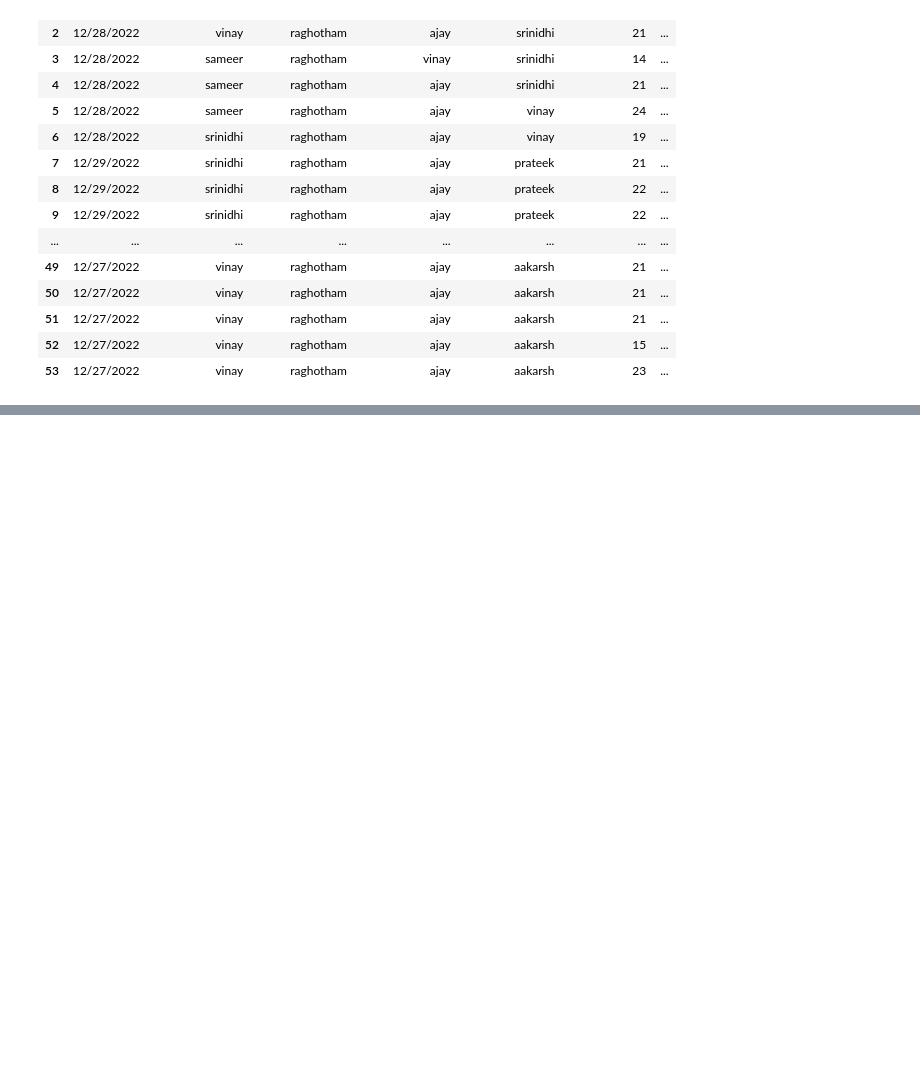
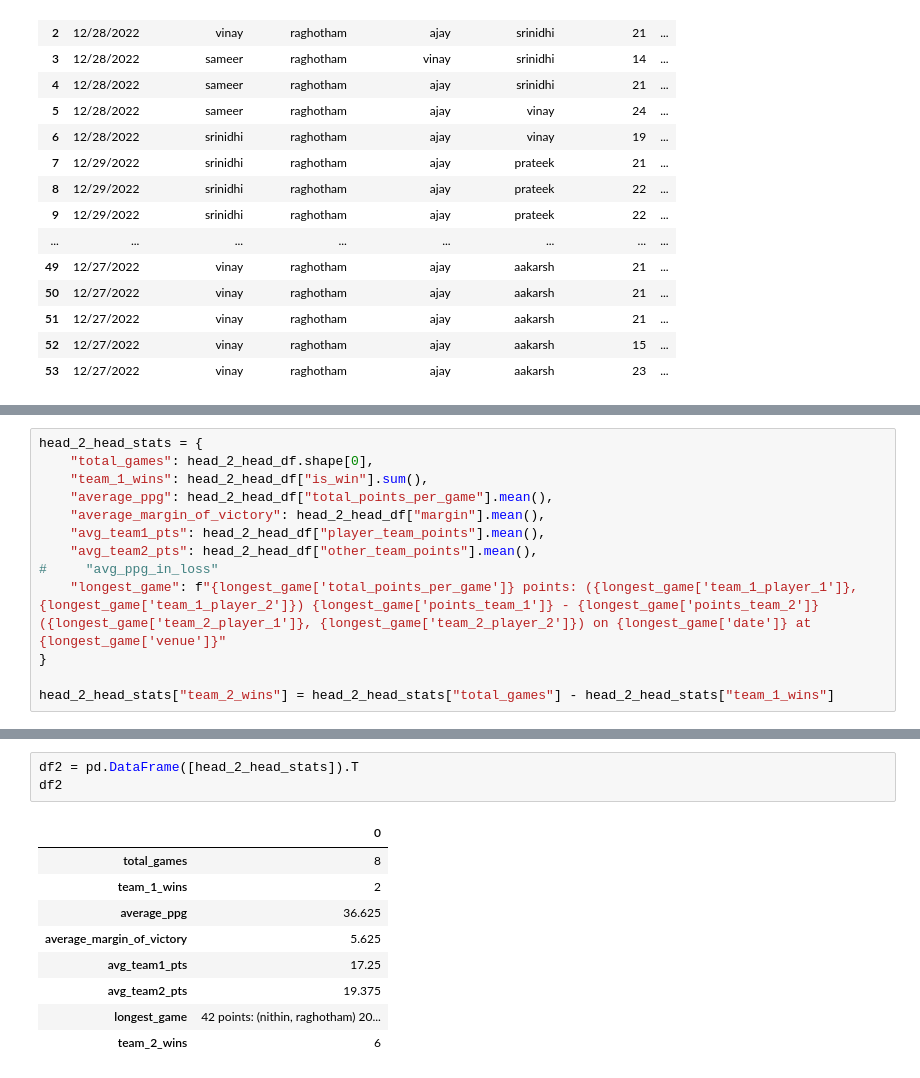
Before and after one commit to Raghotham-Rao/badminton-performance-tracking, a Jupyter notebook: head_2_head.ipynb, the cells around one changed output, grey strips where cells are left out. Saved outputs shown, nothing was run; the diff lists cells and outputs as text; blank space fills up the shorter version.

```diff
--- a/head_2_head.ipynb
+++ b/head_2_head.ipynb
@@ -153,0 +148,13 @@ fig
+# %%
+head_2_head_stats = {
+    "total_games": head_2_head_df.shape[0],
+    "team_1_wins": head_2_head_df["is_win"].sum(),
+    "average_ppg": head_2_head_df["total_points_per_game"].mean(),
+    "average_margin_of_victory": head_2_head_df["margin"].mean(),
+    "avg_team1_pts": head_2_head_df["player_team_points"].mean(),
+    "avg_team2_pts": head_2_head_df["other_team_points"].mean(),
+#     "avg_ppg_in_loss"
+    "longest_game": f"{longest_game['total_points_per_game']} points: ({longest_game['team_1_player_1']}, {longest_game['team_1_player_2']}) {longest_game['points_team_1']} - {longest_game['points_team_2']} ({longest_game['team_2_player_1']}, {longest_game['team_2_player_2']}) on {longest_game['date']} at {longest_game['venue']}"
+}
+
+head_2_head_stats["team_2_wins"] = head_2_head_stats["total_games"] - head_2_head_stats["team_1_wins"]
@@ -153,0 +172,13 @@ fig
+# %%
+df2 = pd.DataFrame([head_2_head_stats]).T
+df2
+# %% [output]
+|  | 0 |
+| total_games | 8 |
+| team_1_wins | 2 |
+| average_ppg | 36.625 |
+| average_margin_of_victory | 5.625 |
+| avg_team1_pts | 17.25 |
+| avg_team2_pts | 19.375 |
+| longest_game | 42 points: (nithin, raghotham) 20... |
+| team_2_wins | 6 |
```
Also changed, not shown: parts of 9 cells of this notebook, 5 other files.
